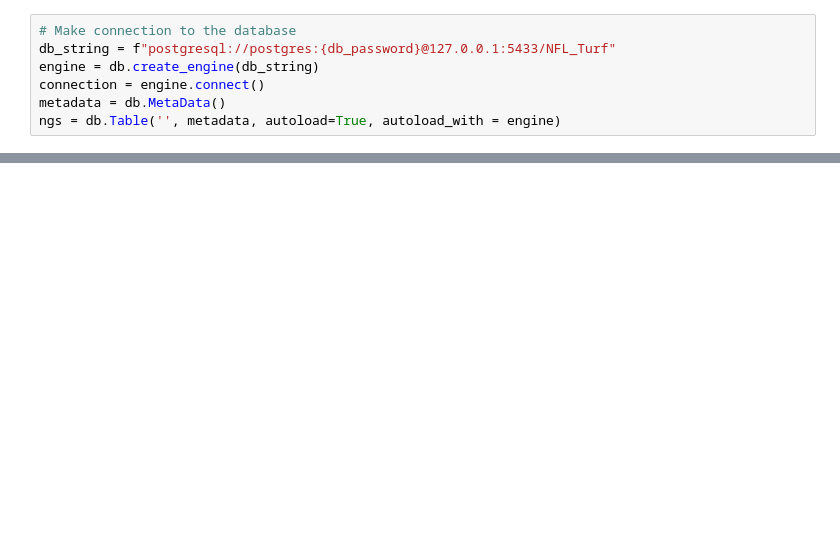
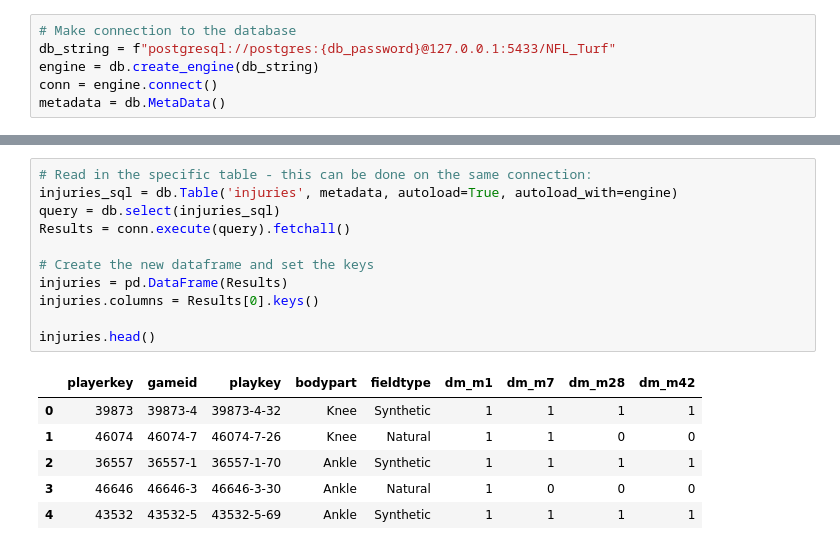
Before and after one commit to agaffney-hub/final-capstone, a Jupyter notebook: SQLAlchemy_connection.ipynb, the cells around one changed output, grey strips where cells are left out. Cells and saved outputs as stored; diff of their text form; blank space fills up the shorter version.

```diff
--- a/SQLAlchemy_connection.ipynb
+++ b/SQLAlchemy_connection.ipynb
@@ -10,6 +20,5 @@ from config import db_password
 # Make connection to the database
 db_string = f"postgresql://postgres:{db_password}@127.0.0.1:5433/NFL_Turf"
 engine = db.create_engine(db_string)
-connection = engine.connect()
+conn = engine.connect()
 metadata = db.MetaData()
-ngs = db.Table('', metadata, autoload=True, autoload_with = engine)
@@ -28,0 +31,18 @@ ngs_df.columns = ResultSet[0].keys()
+# %%
+# Read in the specific table - this can be done on the same connection:
+injuries_sql = db.Table('injuries', metadata, autoload=True, autoload_with=engine)
+query = db.select(injuries_sql)
+Results = conn.execute(query).fetchall()
+
+# Create the new dataframe and set the keys
+injuries = pd.DataFrame(Results)
+injuries.columns = Results[0].keys()
+
+injuries.head()
+# %% [output]
+|  | playerkey | gameid | playkey | bodypart | fieldtype | dm_m1 | dm_m7 | dm_m28 | dm_m42 |
+| 0 | 39873 | 39873-4 | 39873-4-32 | Knee | Synthetic | 1 | 1 | 1 | 1 |
+| 1 | 46074 | 46074-7 | 46074-7-26 | Knee | Natural | 1 | 1 | 0 | 0 |
+| 2 | 36557 | 36557-1 | 36557-1-70 | Ankle | Synthetic | 1 | 1 | 1 | 1 |
+| 3 | 46646 | 46646-3 | 46646-3-30 | Ankle | Natural | 1 | 0 | 0 | 0 |
+| 4 | 43532 | 43532-5 | 43532-5-69 | Ankle | Synthetic | 1 | 1 | 1 | 1 |
```
Also changed, not shown: parts of 32 cells of this notebook, 2 other files.
